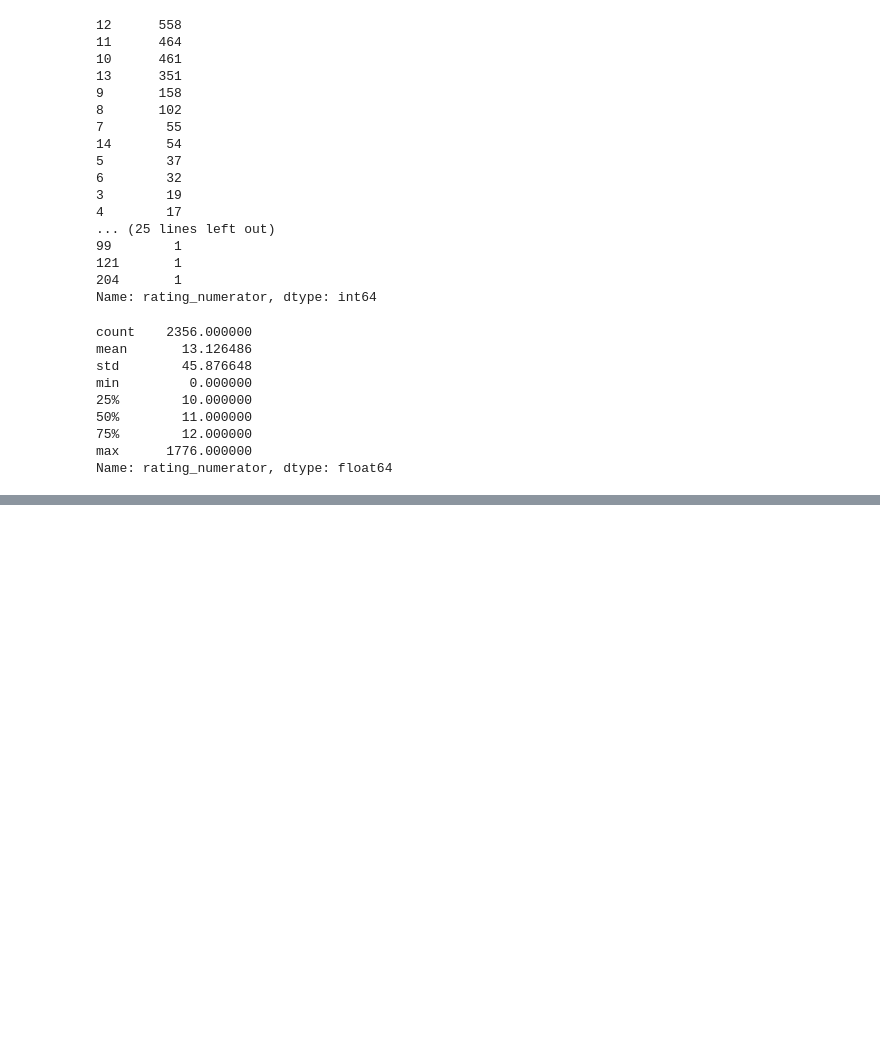
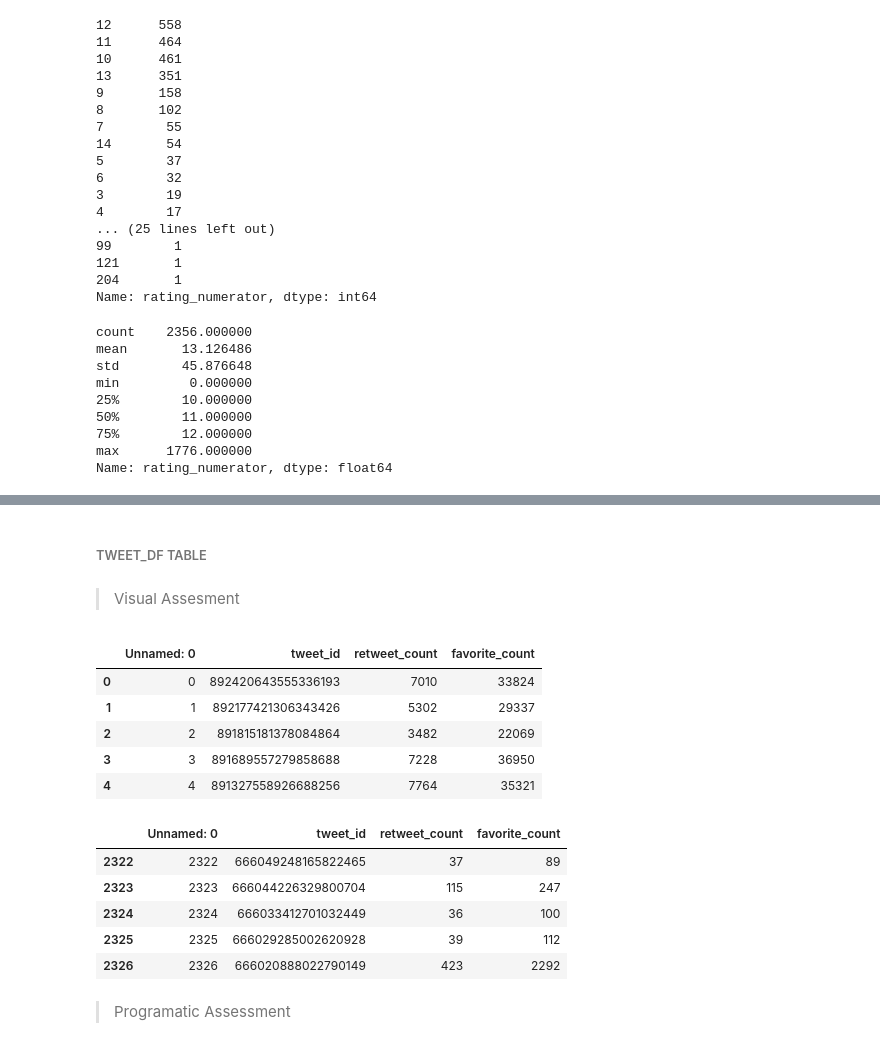
Before and after one commit to jbassie/DATA-ANALYSIS-USING-PANDAS, a Jupyter notebook: udacity_we_rate_dogs_project/wrangle_project_final.ipynb, the cells around one changed output, grey strips where cells are left out. Drawn from its saved outputs; the diff is of its cells as text; code cells hidden in the pictures; blank space fills up the shorter version.

```diff
--- a/udacity_we_rate_dogs_project/wrangle_project_final.ipynb
+++ b/udacity_we_rate_dogs_project/wrangle_project_final.ipynb
@@ -314,0 +420,22 @@ Name: rating_numerator, dtype: float64
+# %% [markdown]
+###### TWEET_DF TABLE
+# %% [markdown]
+> Visual Assesment
+# %%
+display(tweets_df.head())
+display(tweets_df.tail())
+# %% [output]
+|  | Unnamed: 0 | tweet_id | retweet_count | favorite_count |
+| 0 | 0 | 892420643555336193 | 7010 | 33824 |
+| 1 | 1 | 892177421306343426 | 5302 | 29337 |
+| 2 | 2 | 891815181378084864 | 3482 | 22069 |
+| 3 | 3 | 891689557279858688 | 7228 | 36950 |
+| 4 | 4 | 891327558926688256 | 7764 | 35321 |
+|  | Unnamed: 0 | tweet_id | retweet_count | favorite_count |
+| 2322 | 2322 | 666049248165822465 | 37 | 89 |
+| 2323 | 2323 | 666044226329800704 | 115 | 247 |
+| 2324 | 2324 | 666033412701032449 | 36 | 100 |
+| 2325 | 2325 | 666029285002620928 | 39 | 112 |
+| 2326 | 2326 | 666020888022790149 | 423 | 2292 |
+# %% [markdown]
+> Programatic Assessment
```
Also changed, not shown: parts of 10 cells of this notebook.
